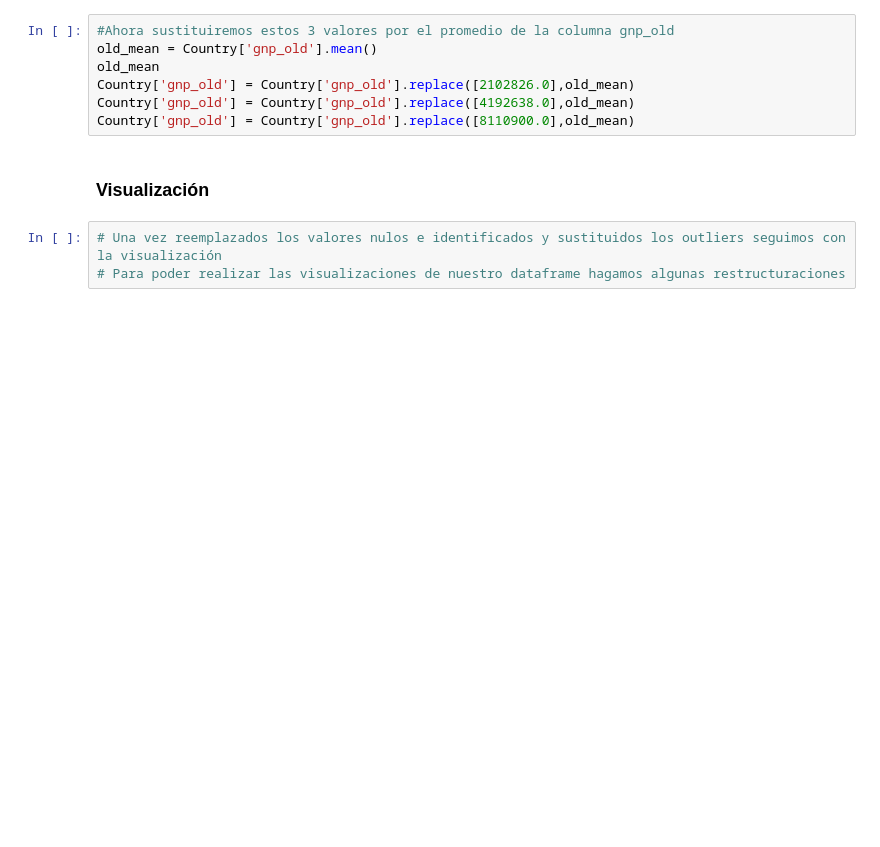
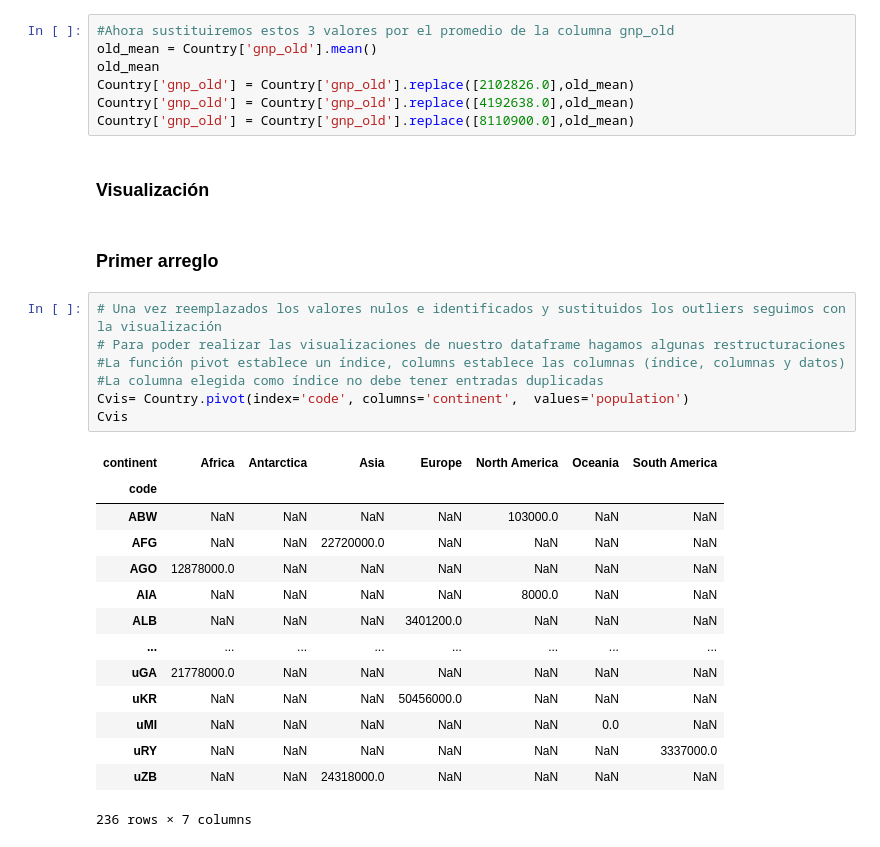
Before and after one commit to Papitasrancheras/Reto-Final, a Jupyter notebook: Reto_final.ipynb, the cells around one changed output. Drawn from its saved outputs; the diff is of its cells as text; blank space fills up the shorter version.

```diff
--- a/Reto_final.ipynb
+++ b/Reto_final.ipynb
@@ -272,6 +331,27 @@ Country['gnp_old'] = Country['gnp_old'].replace([4192638.0],old_mean)
 Country['gnp_old'] = Country['gnp_old'].replace([8110900.0],old_mean)
 # %% [markdown]
 ### Visualización
+# %% [markdown]
+### Primer arreglo
 # %%
 # Una vez reemplazados los valores nulos e identificados y sustituidos los outliers seguimos con la visualización
 # Para poder realizar las visualizaciones de nuestro dataframe hagamos algunas restructuraciones
+#La función pivot establece un índice, columns establece las columnas (índice, columnas y datos)
+#La columna elegida como índice no debe tener entradas duplicadas
+Cvis= Country.pivot(index='code', columns='continent',  values='population')
+Cvis
+# %% [output]
+| continent | Africa | Antarctica | Asia | Europe | North America | Oceania | South America |
+| code |  |  |  |  |  |  |  |
+| ABW | NaN | NaN | NaN | NaN | 103000.0 | NaN | NaN |
+| AFG | NaN | NaN | 22720000.0 | NaN | NaN | NaN | NaN |
+| AGO | 12878000.0 | NaN | NaN | NaN | NaN | NaN | NaN |
+| AIA | NaN | NaN | NaN | NaN | 8000.0 | NaN | NaN |
+| ALB | NaN | NaN | NaN | 3401200.0 | NaN | NaN | NaN |
+| ... | ... | ... | ... | ... | ... | ... | ... |
+| uGA | 21778000.0 | NaN | NaN | NaN | NaN | NaN | NaN |
+| uKR | NaN | NaN | NaN | 50456000.0 | NaN | NaN | NaN |
+| uMI | NaN | NaN | NaN | NaN | NaN | 0.0 | NaN |
+| uRY | NaN | NaN | NaN | NaN | NaN | NaN | 3337000.0 |
+| uZB | NaN | NaN | 24318000.0 | NaN | NaN | NaN | NaN |
+236 rows × 7 columns
```
Also changed, not shown: parts of 22 cells of this notebook.
